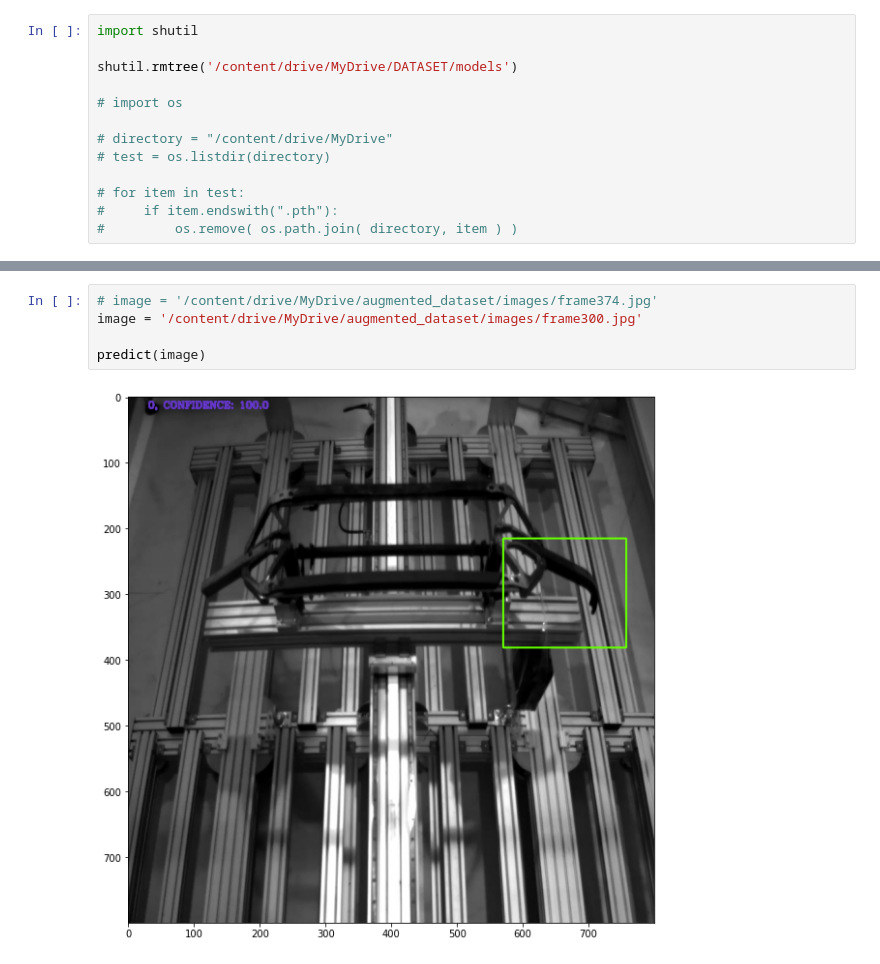
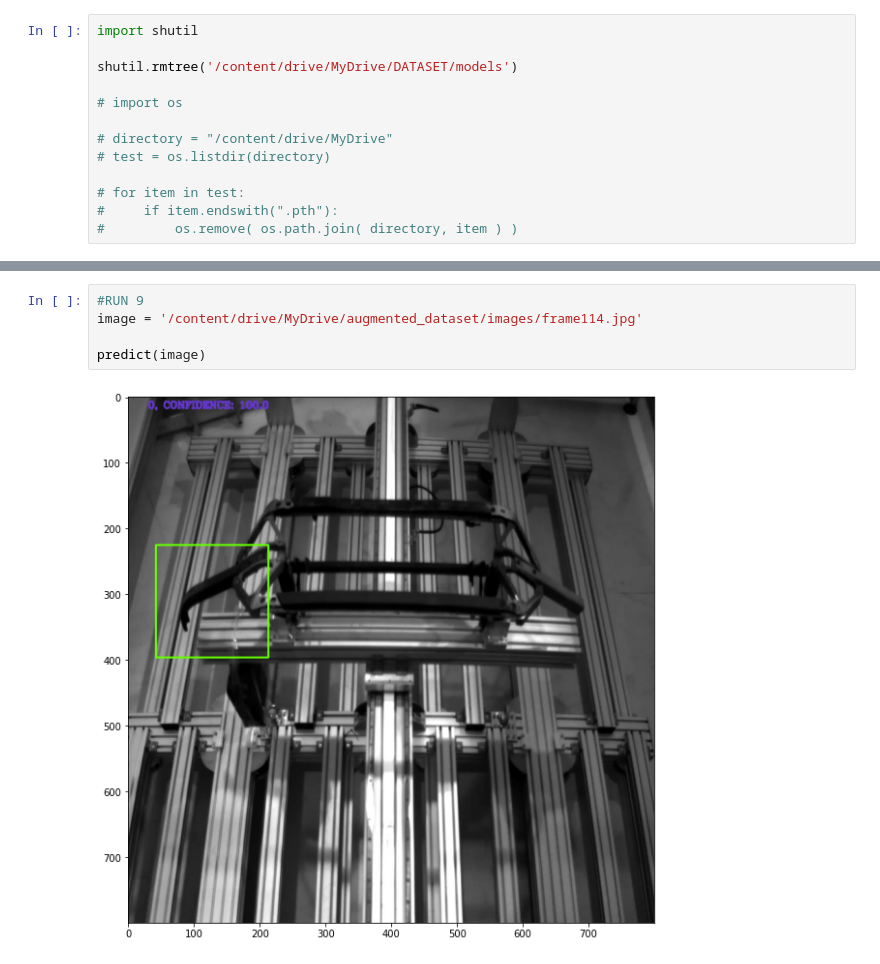
Before and after one commit to Betul9/pantograph, a Jupyter notebook: pantograph_object_localization.ipynb, the cells around one changed output, grey strips where cells are left out. Saved outputs shown, nothing was run; the diff lists cells and outputs as text.

```diff
--- a/pantograph_object_localization.ipynb
+++ b/pantograph_object_localization.ipynb
@@ -550,9 +447,9 @@ def predict(image,  scale = 0.5):
   plt.figure(figsize=(10,10))
   plt.imshow(img[:,:,::-1])
 # %%
-# image = '/content/drive/MyDrive/augmented_dataset/images/frame374.jpg'
-image = '/content/drive/MyDrive/augmented_dataset/images/frame300.jpg'
+#RUN 9
+image = '/content/drive/MyDrive/augmented_dataset/images/frame114.jpg'
 
 predict(image)
 # %% [output]
-[figure, old version]
+[figure, new version]
```
Also changed, not shown: parts of 16 cells of this notebook.
